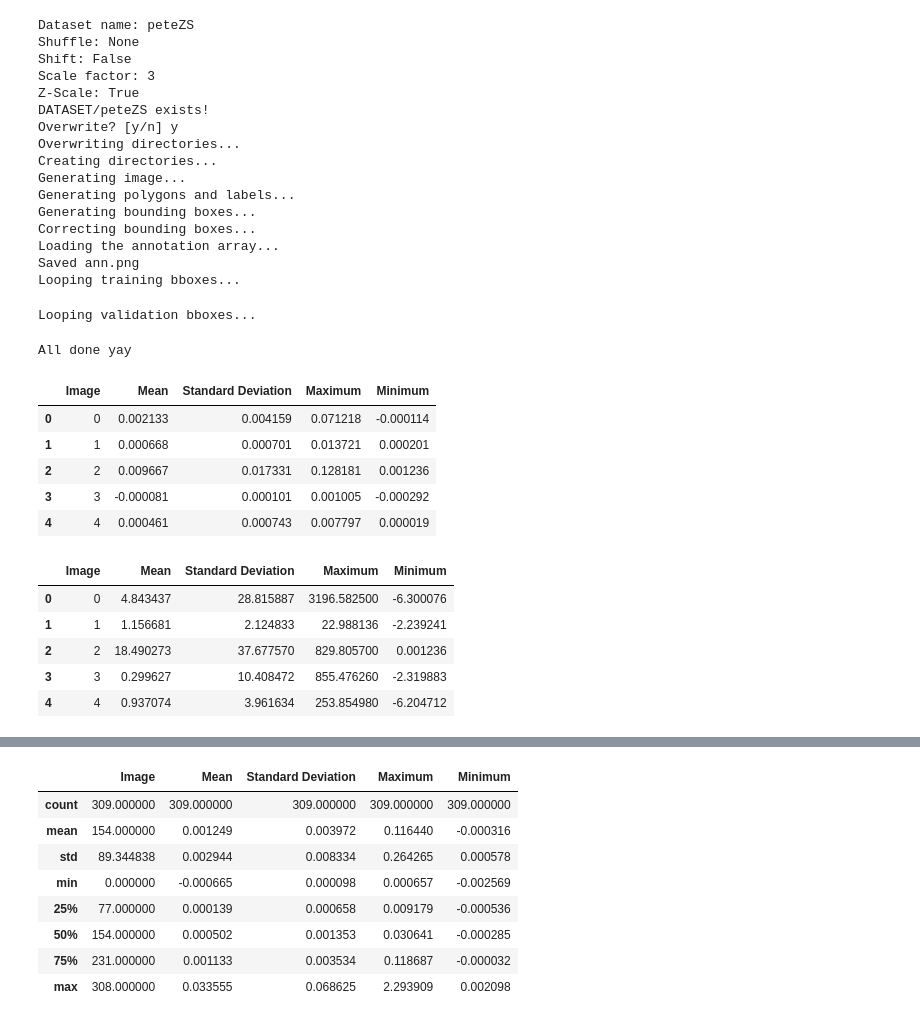
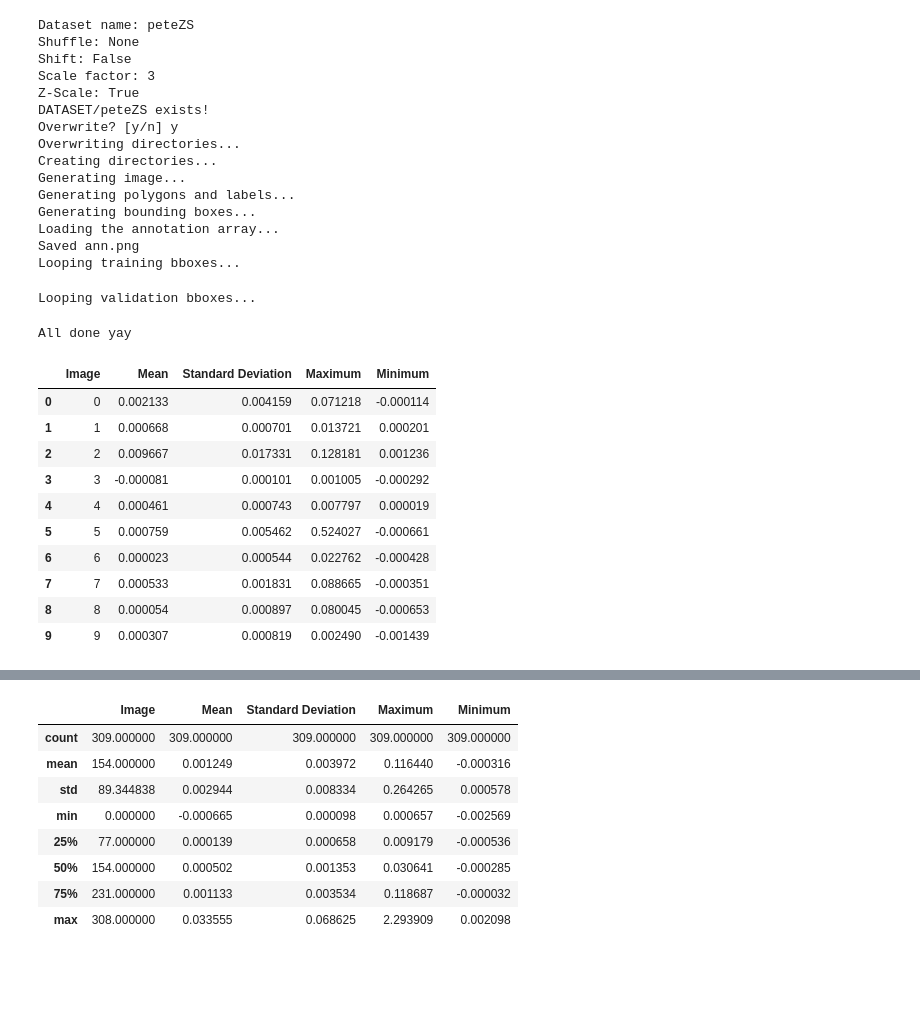
Before and after one commit to joedeboom/astropy, a Jupyter notebook: CreateDataset.ipynb, the cells around one changed output, grey strips where cells are left out. Drawn from its saved outputs; the diff is of its cells as text; code cells hidden in the pictures; blank space fills up the shorter version.

```diff
--- a/CreateDataset.ipynb
+++ b/CreateDataset.ipynb
@@ -5,7 +15,4 @@ import generate_dataset
 # %%
-#  Define the name of the dataset dir
-dataset = 'peteZS'
-
 #  Define image shuffle seed. If None, images will not be shuffled
 shuffle = None
 
@@ -32,7 +39,6 @@ Creating directories...
 Generating image...
 Generating polygons and labels...
 Generating bounding boxes...
-Correcting bounding boxes...
 Loading the annotation array...
 Saved ann.png
 Looping training bboxes...
@@ -45,18 +47,14 @@ ha_data = pd.read_csv(os.path.join('DATASET', dataset, 'ha_data.csv'))
-# %%
-radio_data.head()
-# %% [output]
-|  | Image | Mean | Standard Deviation | Maximum | Minimum |
-| 0 | 0 | 0.002133 | 0.004159 | 0.071218 | -0.000114 |
-| 1 | 1 | 0.000668 | 0.000701 | 0.013721 | 0.000201 |
-| 2 | 2 | 0.009667 | 0.017331 | 0.128181 | 0.001236 |
-| 3 | 3 | -0.000081 | 0.000101 | 0.001005 | -0.000292 |
-| 4 | 4 | 0.000461 | 0.000743 | 0.007797 | 0.000019 |
-# %%
-ha_data.head()
-# %% [output]
-|  | Image | Mean | Standard Deviation | Maximum | Minimum |
-| 0 | 0 | 4.843437 | 28.815887 | 3196.582500 | -6.300076 |
-| 1 | 1 | 1.156681 | 2.124833 | 22.988136 | -2.239241 |
-| 2 | 2 | 18.490273 | 37.677570 | 829.805700 | 0.001236 |
-| 3 | 3 | 0.299627 | 10.408472 | 855.476260 | -2.319883 |
-| 4 | 4 | 0.937074 | 3.961634 | 253.854980 | -6.204712 |
+# %%
+radio_data.head(10)
+# %% [output]
+|  | Image | Mean | Standard Deviation | Maximum | Minimum |
+| 0 | 0 | 0.002133 | 0.004159 | 0.071218 | -0.000114 |
+| 1 | 1 | 0.000668 | 0.000701 | 0.013721 | 0.000201 |
+| 2 | 2 | 0.009667 | 0.017331 | 0.128181 | 0.001236 |
+| 3 | 3 | -0.000081 | 0.000101 | 0.001005 | -0.000292 |
+| 4 | 4 | 0.000461 | 0.000743 | 0.007797 | 0.000019 |
+| 5 | 5 | 0.000759 | 0.005462 | 0.524027 | -0.000661 |
+| 6 | 6 | 0.000023 | 0.000544 | 0.022762 | -0.000428 |
+| 7 | 7 | 0.000533 | 0.001831 | 0.088665 | -0.000351 |
+| 8 | 8 | 0.000054 | 0.000897 | 0.080045 | -0.000653 |
+| 9 | 9 | 0.000307 | 0.000819 | 0.002490 | -0.001439 |
```
Also changed, not shown: parts of 7 cells of this notebook, 1 other file.
